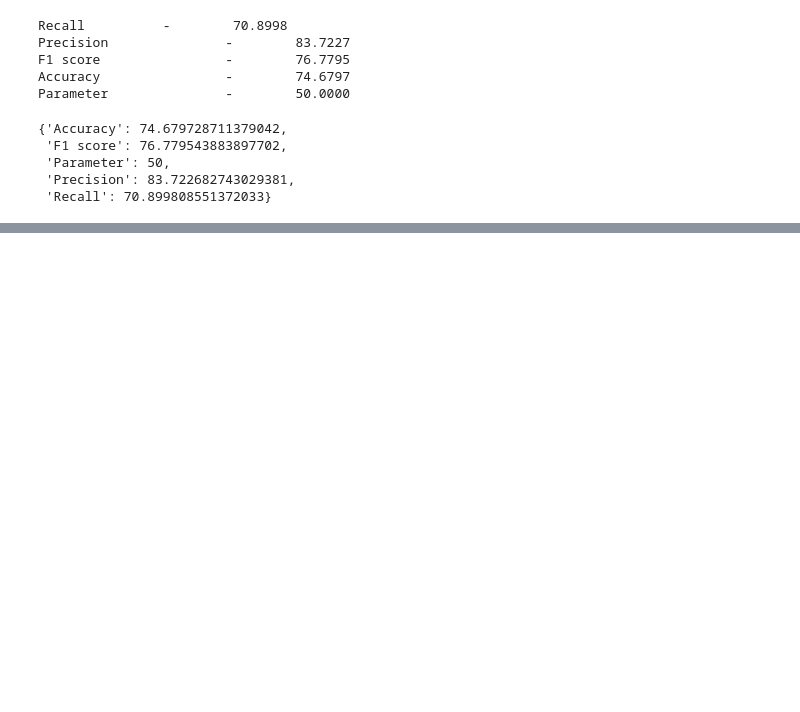
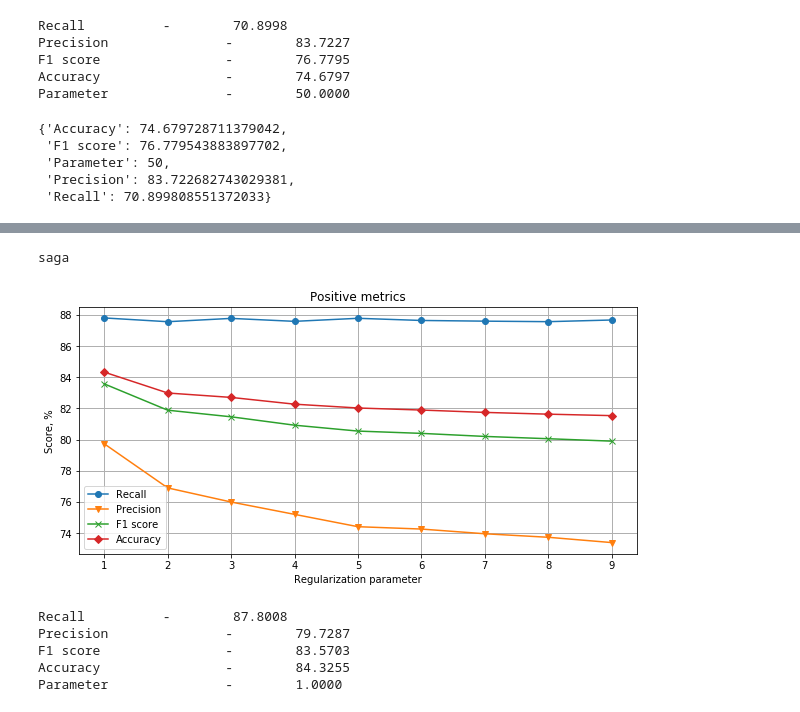
Before and after one commit to SemVan/PySignalClassifier, a Jupyter notebook: TreeSignalClassifier.ipynb, the cells around one changed output, grey strips where cells are left out. Drawn from its saved outputs; the diff is of its cells as text; code cells hidden in the pictures; blank space fills up the shorter version.

```diff
--- a/TreeSignalClassifier.ipynb
+++ b/TreeSignalClassifier.ipynb
@@ -325,0 +335,46 @@ Parameter               -        0.0333
+# %%
+clf = MLPClassifier(solver='lbfgs', alpha=1e-5, hidden_layer_sizes=(10, 5), activation = 'logistic', learning_rate = 'adaptive')
+
+
+scores = []
+alphas = []
+conf_mat = []
+for i in range(200, 50000, 100):
+    a = 2/i
+    clf.alpha = a
+    clf.fit(df_train[features].values, df_train['target'].values)
+    scoreRes = clf.score(df_ver[features].values, df_ver['target'].values)
+    res_pred = clf.predict(df_ver[features].values)
+    scores.append(scoreRes)
+    conf_mat.append(confusion_matrix(res_pred, df_ver['target'].values)/halfLength)
+    alphas.append(a)
+print(sol)
+full_plot(conf_mat, alphas, ["Regularization parameter", 'Score, %'])
+plt.show()
+# %%
+clf = SVC(kernel = 'rbf',degree = 2, C = 0.001)
+
+
+scores = []
+alphas = []
+conf_mat = []
+for i in range(1, 10, 1):
+    a = i
+    clf.C = a
+    clf.fit(df_train[features].values, df_train['target'].values)
+    scoreRes = clf.score(df_ver[features].values, df_ver['target'].values)
+    res_pred = clf.predict(df_ver[features].values)
+    scores.append(scoreRes)
+    conf_mat.append(confusion_matrix(res_pred, df_ver['target'].values)/halfLength)
+    alphas.append(a)
+print(sol)
+full_plot(conf_mat, alphas, ["Regularization parameter", 'Score, %'])
+plt.show()
+# %% [output]
+saga
+[figure, added]
+Recall          -        87.8008
+Precision               -        79.7287
+F1 score                -        83.5703
+Accuracy                -        84.3255
+Parameter               -        1.0000
```
Also changed, not shown: parts of 5 cells of this notebook, 2 other files.
